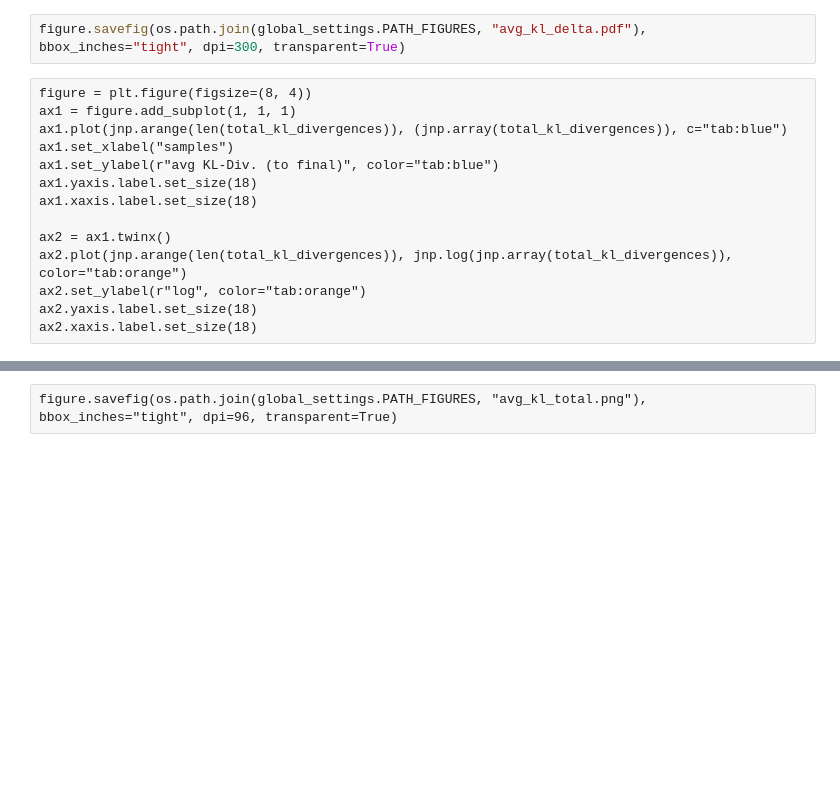
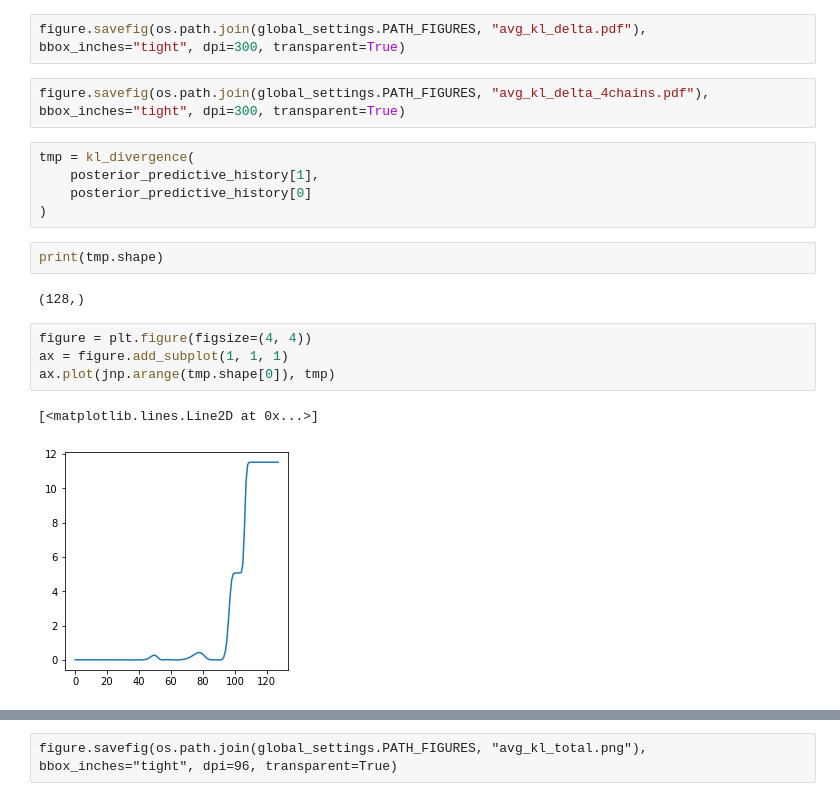
Before and after one commit to jgwiese/mcmc_bnn_symmetry, a Jupyter notebook: notebooks/06_paper/figures/figure_02.ipynb, the cells around one changed output, grey strips where cells are left out. Cells and saved outputs as stored; diff of their text form; blank space fills up the shorter version.

```diff
--- a/notebooks/06_paper/figures/figure_02.ipynb
+++ b/notebooks/06_paper/figures/figure_02.ipynb
@@ -212,16 +207,20 @@ ax2.tick_params(axis='both', which='minor', labelsize=textsize - 2)
 # %%
 figure.savefig(os.path.join(global_settings.PATH_FIGURES, "avg_kl_delta.pdf"), bbox_inches="tight", dpi=300, transparent=True)
-# %% [raw]
-figure = plt.figure(figsize=(8, 4))
-ax1 = figure.add_subplot(1, 1, 1)
-ax1.plot(jnp.arange(len(total_kl_divergences)), (jnp.array(total_kl_divergences)), c="tab:blue")
-ax1.set_xlabel("samples")
-ax1.set_ylabel(r"avg KL-Div. (to final)", color="tab:blue")
-ax1.yaxis.label.set_size(18)
-ax1.xaxis.label.set_size(18)
-
-ax2 = ax1.twinx()
-ax2.plot(jnp.arange(len(total_kl_divergences)), jnp.log(jnp.array(total_kl_divergences)), color="tab:orange")
-ax2.set_ylabel(r"log", color="tab:orange")
-ax2.yaxis.label.set_size(18)
-ax2.xaxis.label.set_size(18)
+# %%
+figure.savefig(os.path.join(global_settings.PATH_FIGURES, "avg_kl_delta_4chains.pdf"), bbox_inches="tight", dpi=300, transparent=True)
+# %%
+tmp = kl_divergence(
+    posterior_predictive_history[1],
+    posterior_predictive_history[0]
+)
+# %%
+print(tmp.shape)
+# %% [output]
+(128,)
+# %%
+figure = plt.figure(figsize=(4, 4))
+ax = figure.add_subplot(1, 1, 1)
+ax.plot(jnp.arange(tmp.shape[0]), tmp)
+# %% [output]
+[<matplotlib.lines.Line2D at 0x...>]
+[figure, added]
```
Also changed, not shown: parts of 13 cells of this notebook, 20 other files.
